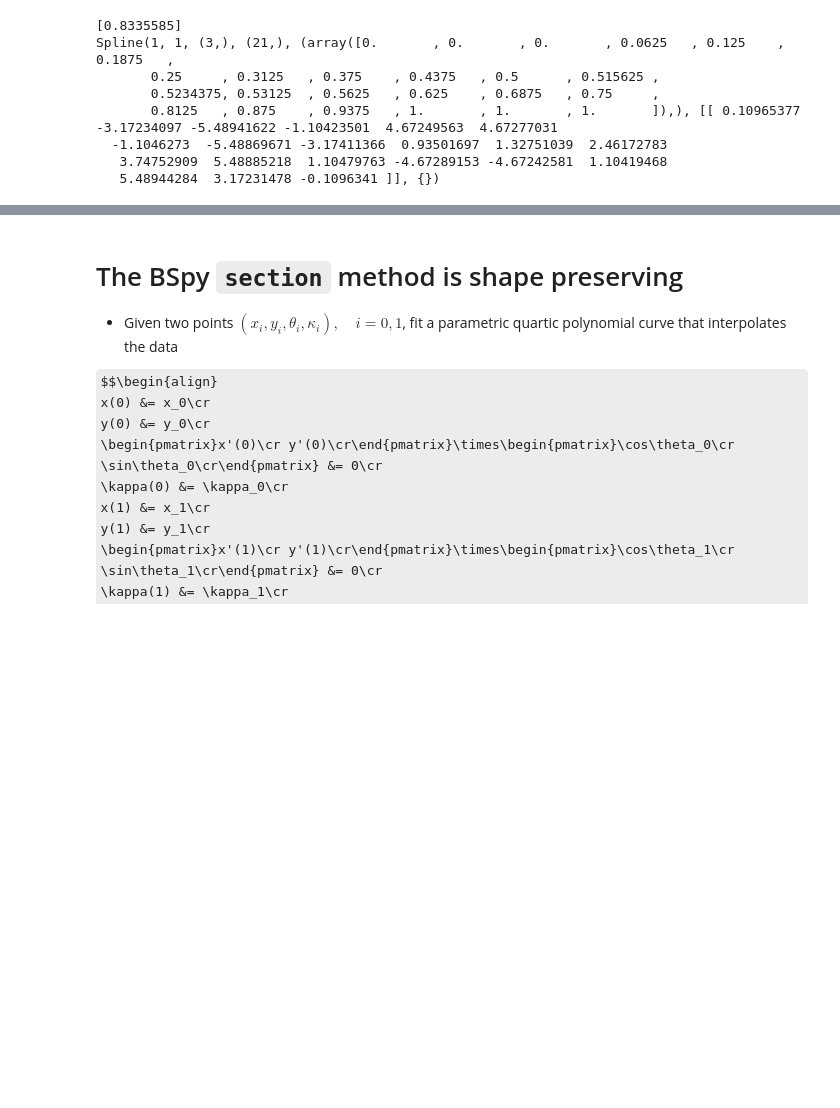
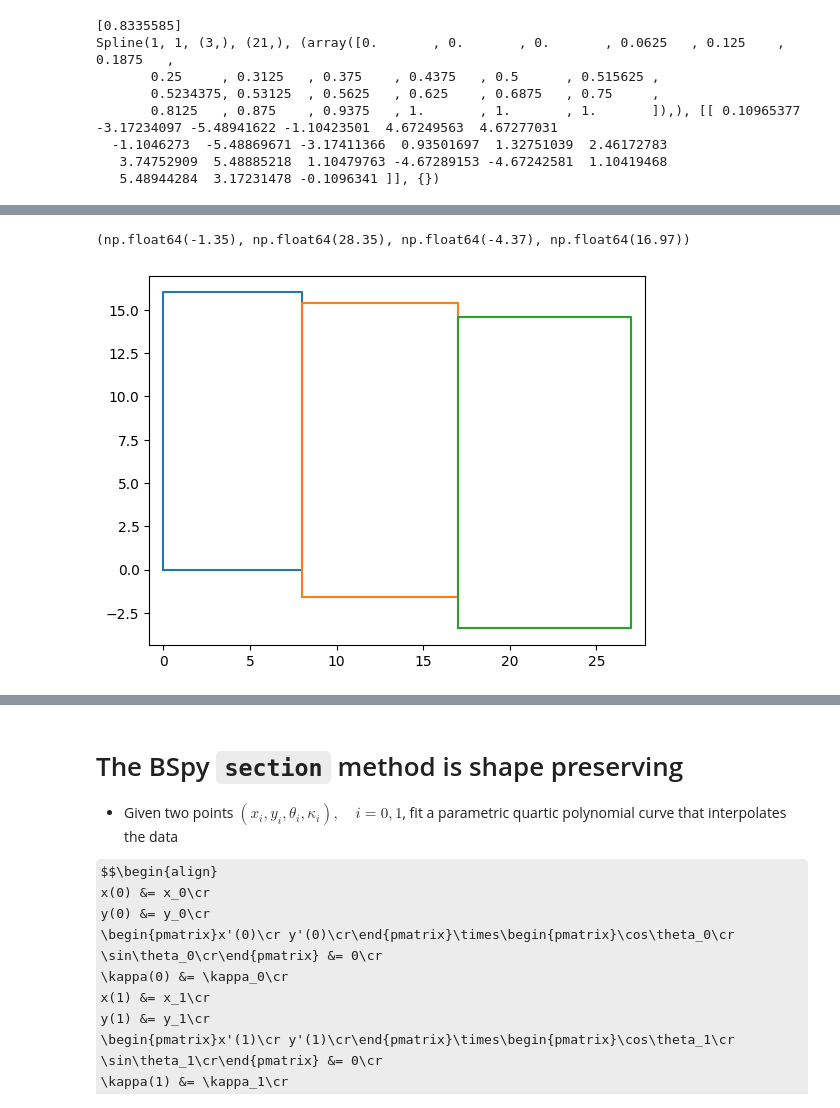
Before and after one commit to ericbrec/BSpy, a Jupyter notebook: examples/BSpy_Introduction.ipynb, the cells around one changed output, grey strips where cells are left out. Cells and saved outputs as stored; diff of their text form; code cells hidden in the pictures; some formulas as TeX source; blank space fills up the shorter version.

```diff
--- a/examples/BSpy_Introduction.ipynb
+++ b/examples/BSpy_Introduction.ipynb
@@ -155,3 +165,11 @@ flower = myCurve.revolve(360.0)
 viewer = bspy.Viewer()
 viewer.draw(flower, 'flower')
 viewer.mainloop()
+# %%
+plt.plot([0.0, 8.0, 8.0, 0.0, 0.0], [0.0, 0.0, 16.0, 16.0, 0.0])
+plt.plot([8.0, 17.0, 17.0, 8.0, 8.0], [-1.6, -1.6, 15.4, 15.4, -1.6])
+plt.plot([17.0, 27.0, 27.0, 17.0, 17.0], [-3.4, -3.4, 14.6, 14.6, -3.4])
+plt.axis('equal')
+# %% [output]
+(np.float64(-1.35), np.float64(28.35), np.float64(-4.37), np.float64(16.97))
+[figure, added]
```
Also changed, not shown: parts of 27 cells of this notebook, 2 other files.
